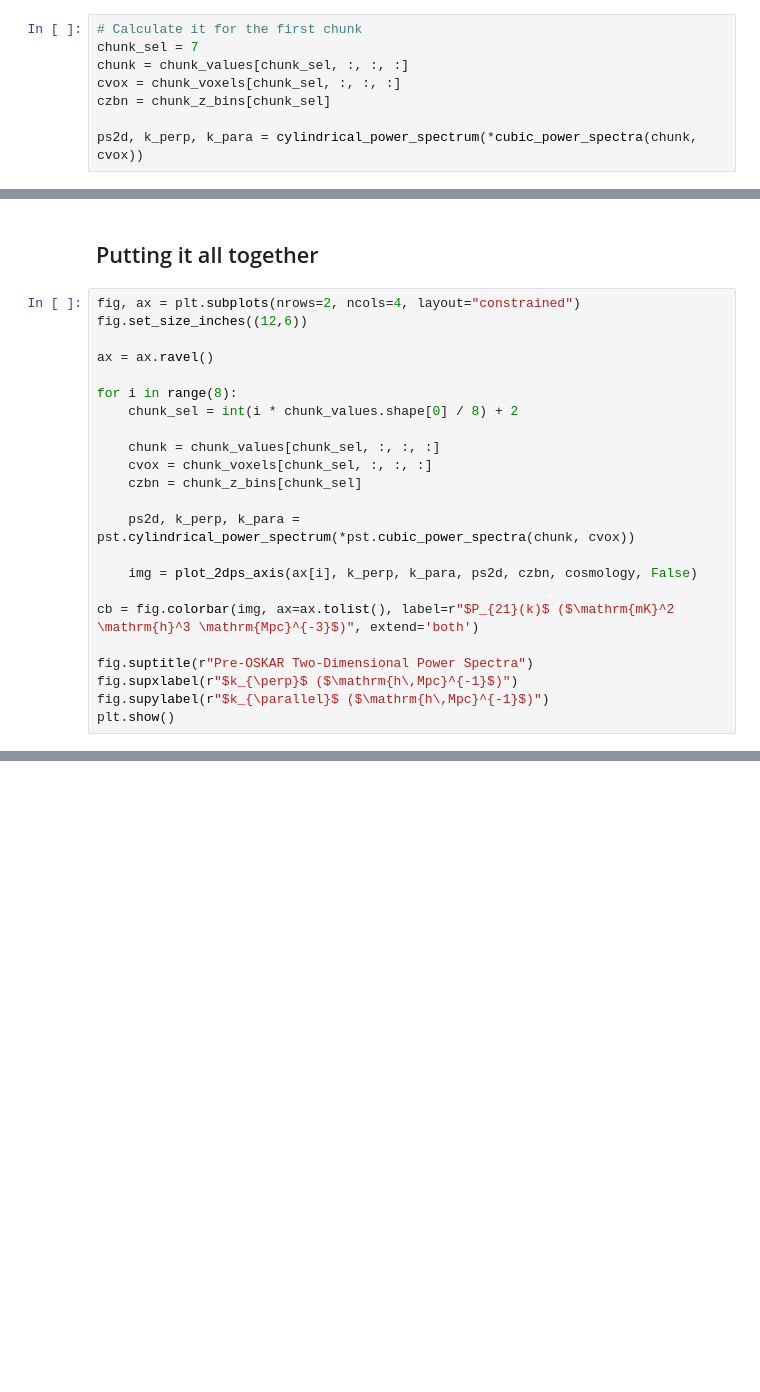
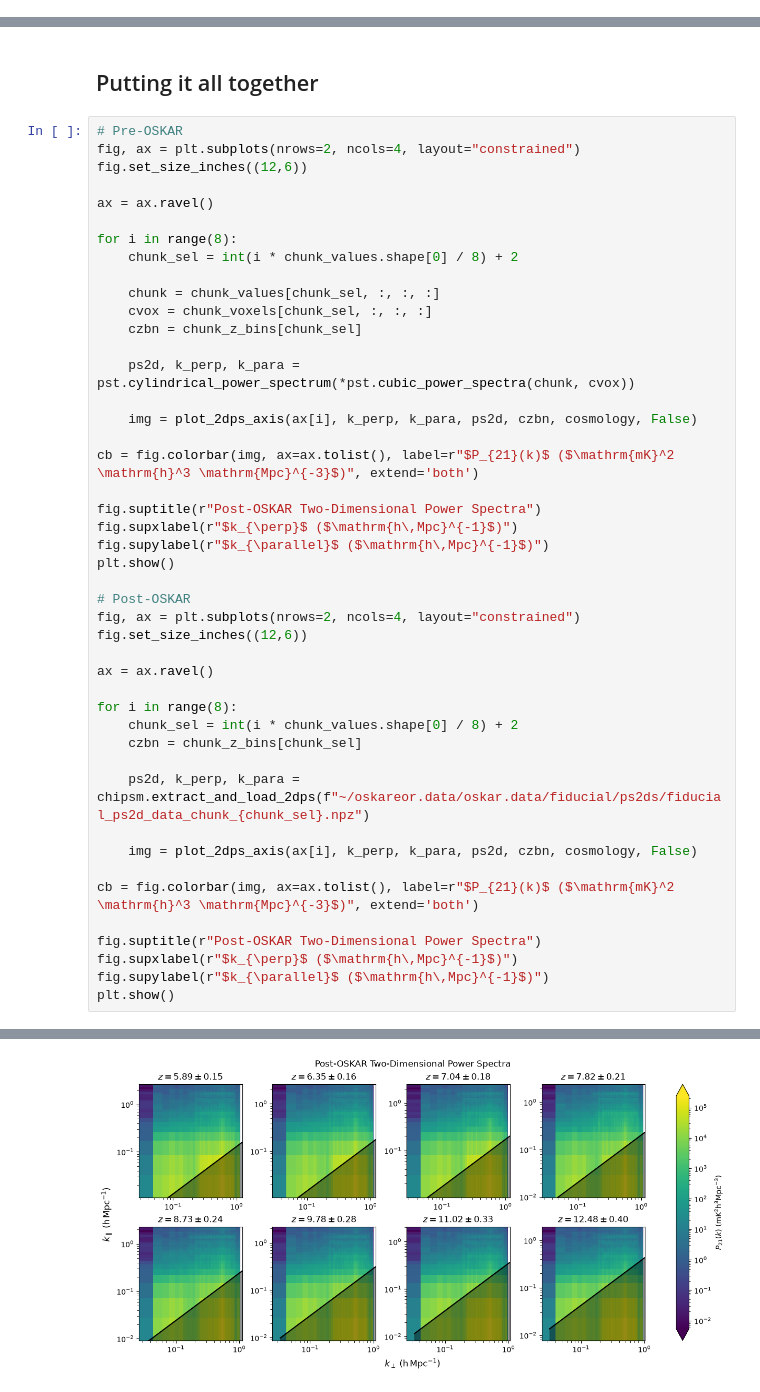
Before and after one commit to oliviax727/phd-programs, a Jupyter notebook: oskar-chips/h5-to-ps.ipynb, the cells around one changed output, grey strips where cells are left out. Saved outputs shown, nothing was run; the diff lists cells and outputs as text; blank space fills up the shorter version.

```diff
--- a/oskar-chips/h5-to-ps.ipynb
+++ b/oskar-chips/h5-to-ps.ipynb
@@ -365,8 +183,0 @@ def plot_line_on_image(ax, x = None, m = 0, b = 0, label = "", wedge = True):
-# %%
-# Calculate it for the first chunk
-chunk_sel = 7
-chunk = chunk_values[chunk_sel, :, :, :]
-cvox = chunk_voxels[chunk_sel, :, :, :]
-czbn = chunk_z_bins[chunk_sel]
-
-ps2d, k_perp, k_para = cylindrical_power_spectrum(*cubic_power_spectra(chunk, cvox))
@@ -450,27 +295,50 @@ KeyboardInterrupt:
 # %% [markdown]
 ## Putting it all together
 # %%
+# Pre-OSKAR
 fig, ax = plt.subplots(nrows=2, ncols=4, layout="constrained")
 fig.set_size_inches((12,6))
 
 ax = ax.ravel()
 
 for i in range(8):
     chunk_sel = int(i * chunk_values.shape[0] / 8) + 2
 
     chunk = chunk_values[chunk_sel, :, :, :]
     cvox = chunk_voxels[chunk_sel, :, :, :]
     czbn = chunk_z_bins[chunk_sel]
 
     ps2d, k_perp, k_para = pst.cylindrical_power_spectrum(*pst.cubic_power_spectra(chunk, cvox))
 
     img = plot_2dps_axis(ax[i], k_perp, k_para, ps2d, czbn, cosmology, False)
 
 cb = fig.colorbar(img, ax=ax.tolist(), label=r"$P_{21}(k)$ ($\mathrm{mK}^2 \mathrm{h}^3 \mathrm{Mpc}^{-3}$)", extend='both')
 
-fig.suptitle(r"Pre-OSKAR Two-Dimensional Power Spectra")
+fig.suptitle(r"Post-OSKAR Two-Dimensional Power Spectra")
 fig.supxlabel(r"$k_{\perp}$ ($\mathrm{h\,Mpc}^{-1}$)")
 fig.supylabel(r"$k_{\parallel}$ ($\mathrm{h\,Mpc}^{-1}$)")
 plt.show()
+
+# Post-OSKAR
+fig, ax = plt.subplots(nrows=2, ncols=4, layout="constrained")
+fig.set_size_inches((12,6))
+
+ax = ax.ravel()
+
+for i in range(8):
+    chunk_sel = int(i * chunk_values.shape[0] / 8) + 2
+    czbn = chunk_z_bins[chunk_sel]
+
+    ps2d, k_perp, k_para = chipsm.extract_and_load_2dps(f"~/oskareor.data/oskar.data/fiducial/ps2ds/fiducial_ps2d_data_chunk_{chunk_sel}.npz")
+
+    img = plot_2dps_axis(ax[i], k_perp, k_para, ps2d, czbn, cosmology, False)
+
+cb = fig.colorbar(img, ax=ax.tolist(), label=r"$P_{21}(k)$ ($\mathrm{mK}^2 \mathrm{h}^3 \mathrm{Mpc}^{-3}$)", extend='both')
+
+fig.suptitle(r"Post-OSKAR Two-Dimensional Power Spectra")
+fig.supxlabel(r"$k_{\perp}$ ($\mathrm{h\,Mpc}^{-1}$)")
+fig.supylabel(r"$k_{\parallel}$ ($\mathrm{h\,Mpc}^{-1}$)")
+plt.show()
 # %% [output]
 [figure]
+[figure, added]
```
Also changed, not shown: parts of 9 cells of this notebook.
